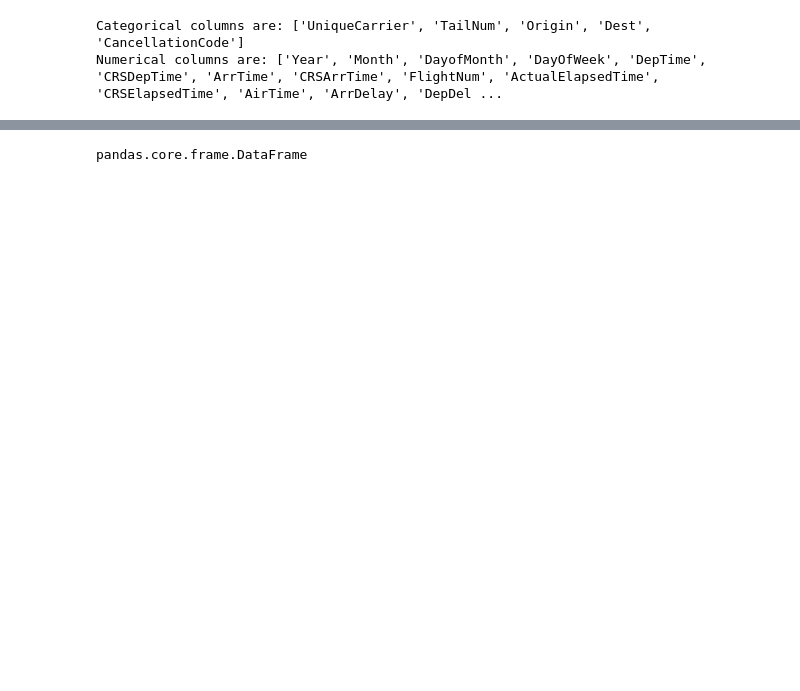
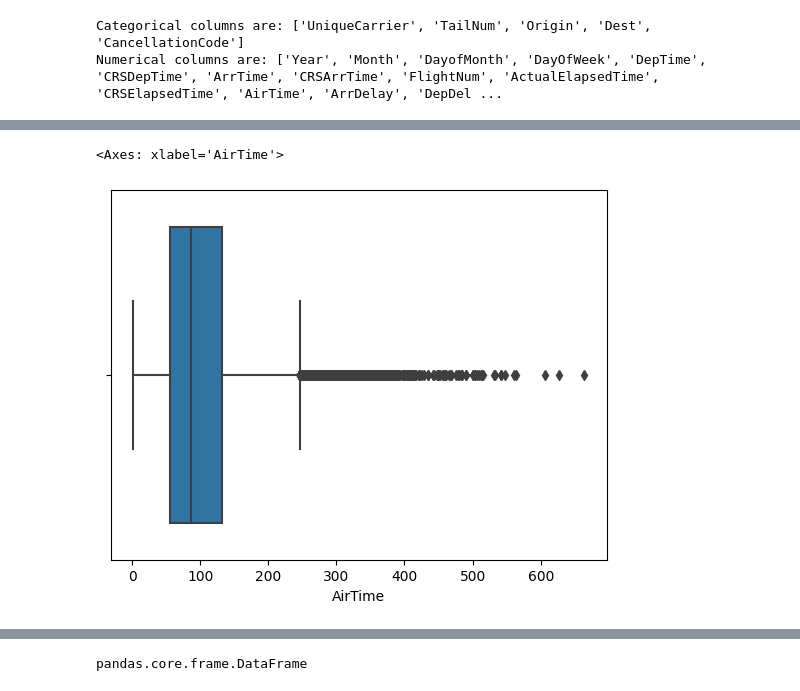
Before and after one commit to aekanun2020/Data-Analytics-using-Python, a Jupyter notebook: from_Solution_Homework_to_Regression_withNOSCALER.ipynb, the cells around one changed output, grey strips where cells are left out. Cells and saved outputs as stored; diff of their text form; code cells hidden in the pictures; blank space fills up the shorter version.

```diff
--- a/from_Solution_Homework_to_Regression_withNOSCALER.ipynb
+++ b/from_Solution_Homework_to_Regression_withNOSCALER.ipynb
@@ -147,0 +165,5 @@ Numerical columns are: ['Year', 'Month', 'DayofMonth', 'DayOfWeek', 'DepTime', '
+# %%
+sns.boxplot(x=raw_pd['AirTime'])
+# %% [output]
+<Axes: xlabel='AirTime'>
+[figure, added]
```
Also changed, not shown: parts of 50 cells of this notebook.
